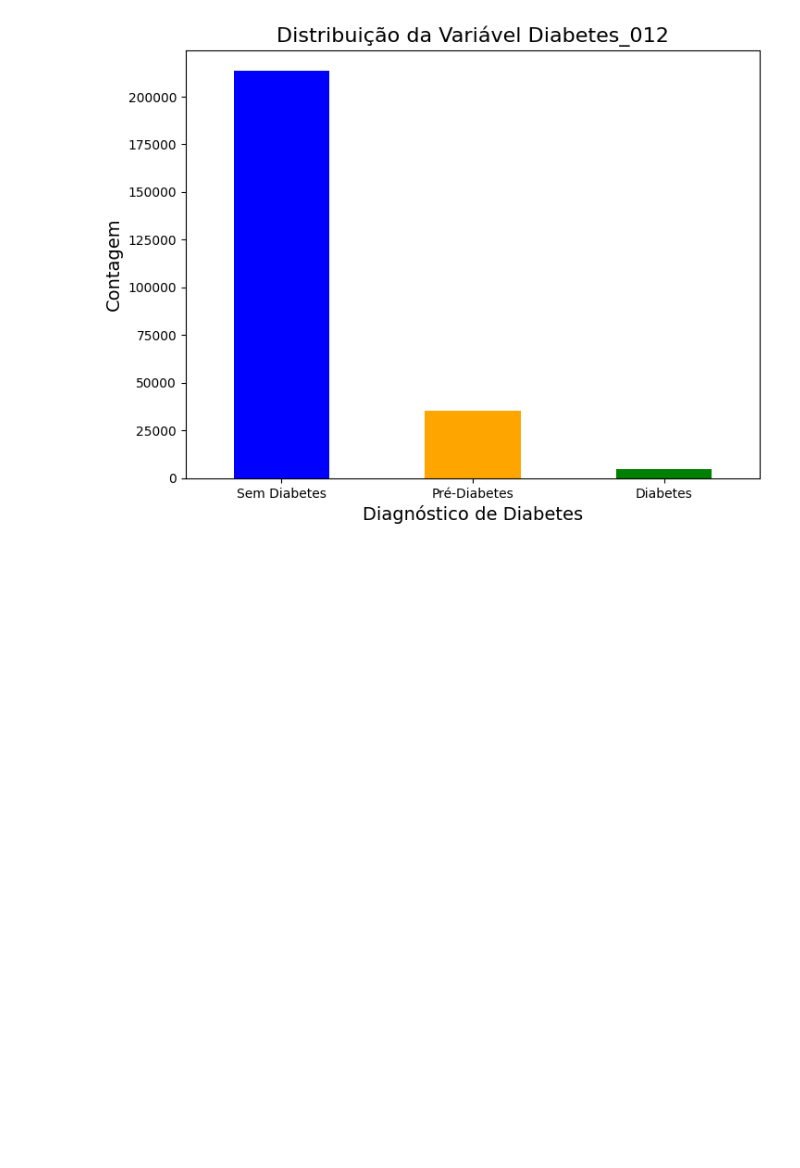
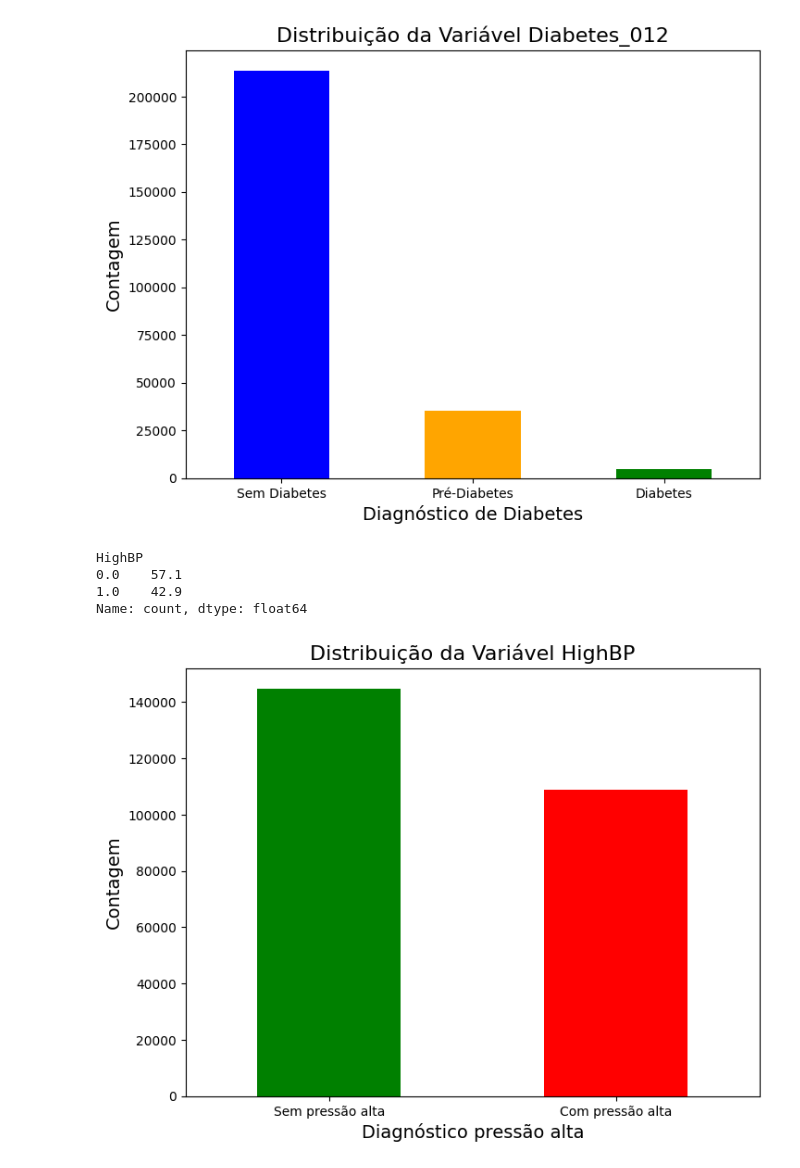
Before and after one commit to rcm2005/Data-Science, a Jupyter notebook: sprint3/sprint3.ipynb, the cells around one changed output. Saved outputs shown, nothing was run; the diff lists cells and outputs as text; code cells hidden in the pictures; blank space fills up the shorter version.

Commit message:
adicionando analise variável HighBP

```diff
--- a/sprint3/sprint3.ipynb
+++ b/sprint3/sprint3.ipynb
@@ -137,3 +137,25 @@ plt.xticks(ticks=[0, 1, 2], labels=['Sem Diabetes', 'Pré-Diabetes', 'Diabetes']
 plt.show()
 # %% [output]
 [figure]
+# %%
+highbp_count = base["HighBP"].value_counts()
+# %%
+highpb_percent = (highbp_count / highbp_count.sum())*100
+highbp_percent = highpb_percent.round(3)
+highbp_percent
+# %% [output]
+HighBP
+0.0    57.1
+1.0    42.9
+Name: count, dtype: float64
+# %%
+# Gráfico distribuição HighBP
+plt.figure(figsize=(8,6))
+highbp_count.plot(kind='bar', color=['green', 'red'])
+plt.title('Distribuição da Variável HighBP', fontsize=16)
+plt.xlabel('Diagnóstico pressão alta', fontsize=14)
+plt.ylabel('Contagem', fontsize=14)
+plt.xticks(ticks=[0, 1], labels=['Sem pressão alta', 'Com pressão alta'], rotation=0)
+plt.show()
+# %% [output]
+[figure, added]
```
